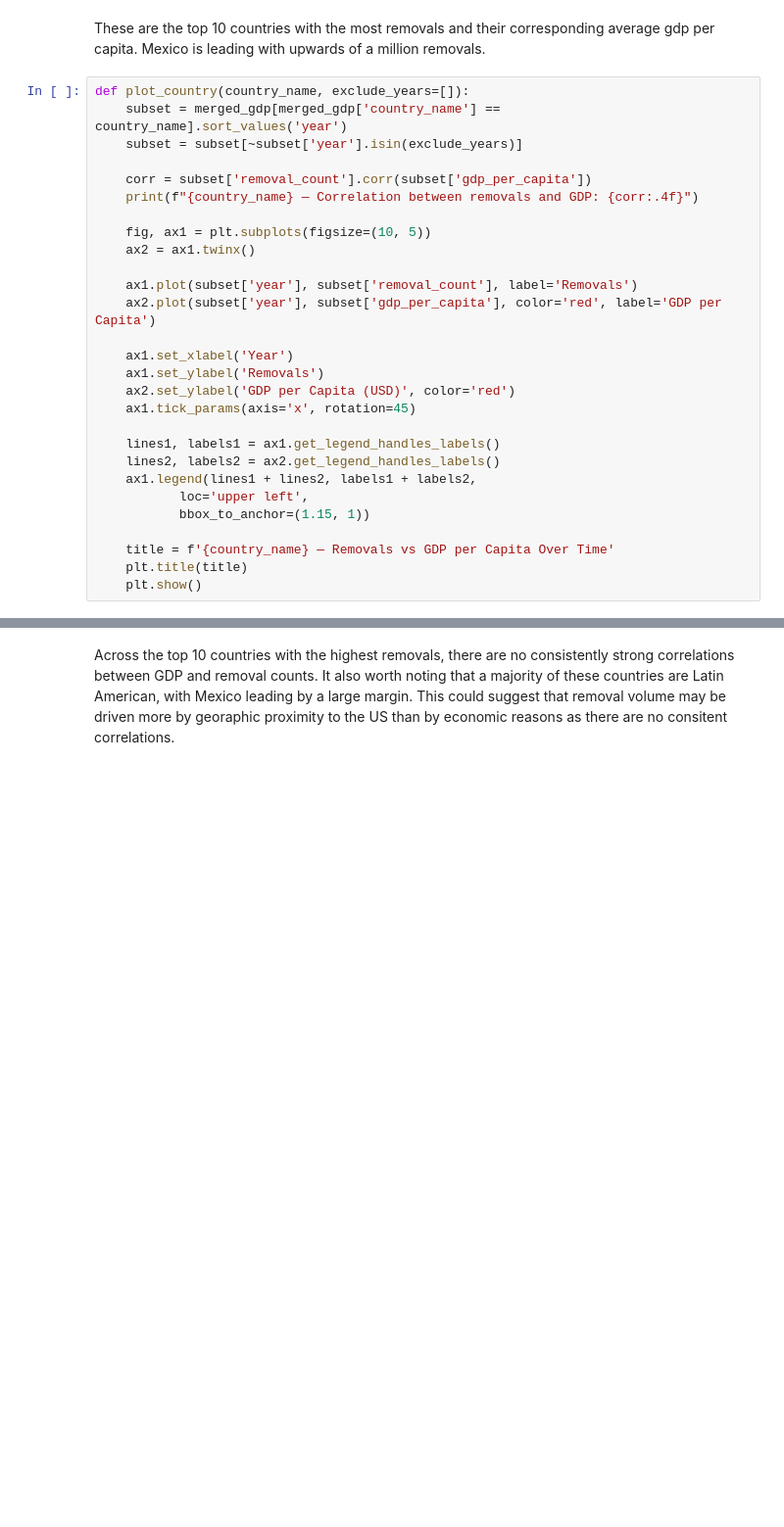
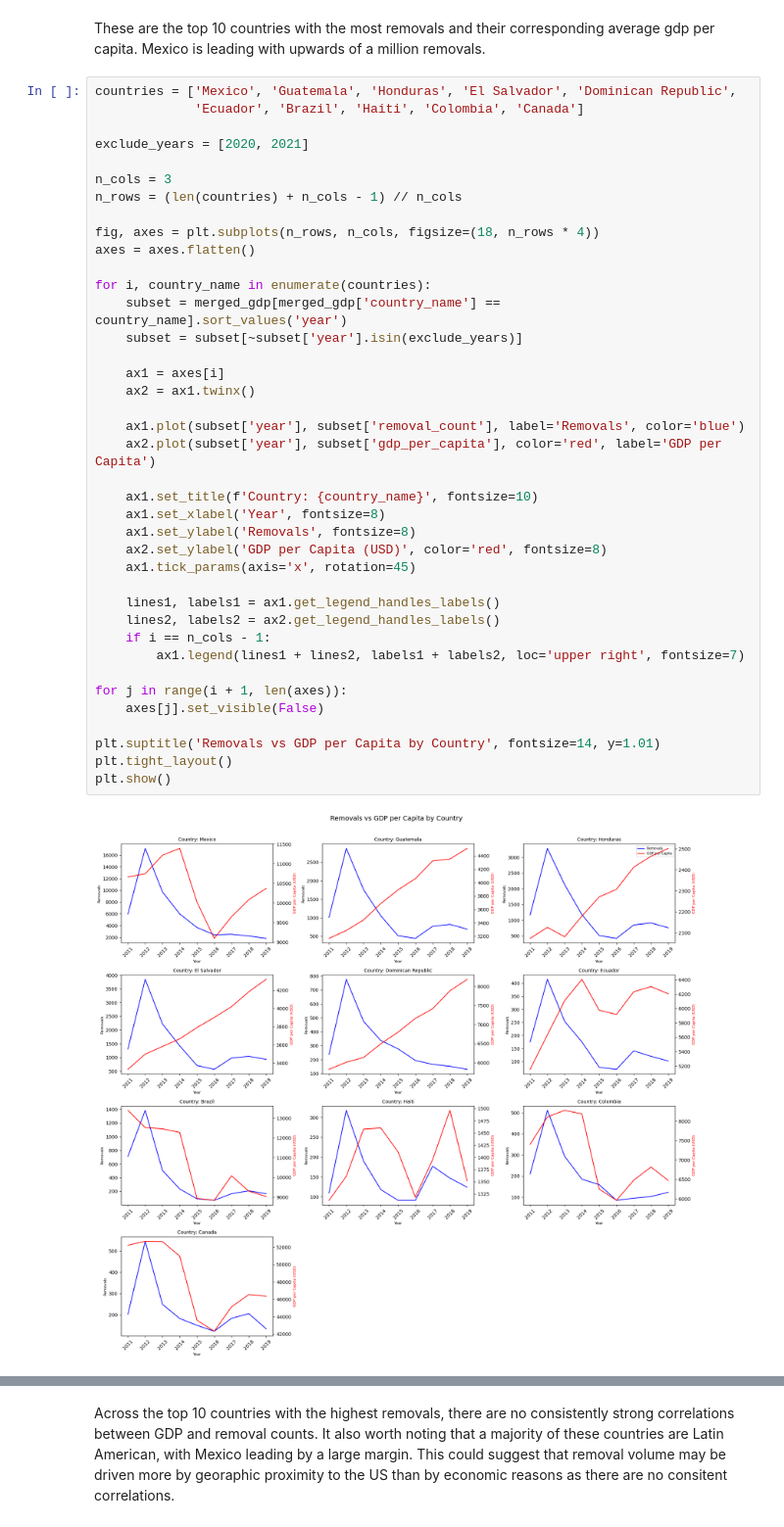
Before and after one commit to Jackie995/Advanced_Data_Science_Project, a Jupyter notebook: Notebooks/Jaqueline_notebook/gdp_analysis/gdp-and-immigration-analysis_.ipynb, the cells around one changed output, grey strips where cells are left out. Shown at 98% size. Cells and saved outputs as stored; diff of their text form; blank space fills up the shorter version.

```diff
--- a/Notebooks/Jaqueline_notebook/gdp_analysis/gdp-and-immigration-analysis_.ipynb
+++ b/Notebooks/Jaqueline_notebook/gdp_analysis/gdp-and-immigration-analysis_.ipynb
@@ -111,30 +111,43 @@ print(top10)
 # %% [markdown]
 These are the top 10 countries with the most removals and their corresponding average gdp per capita. Mexico is leading with upwards of a million removals.
 # %%
-def plot_country(country_name, exclude_years=[]):
+countries = ['Mexico', 'Guatemala', 'Honduras', 'El Salvador', 'Dominican Republic',
+             'Ecuador', 'Brazil', 'Haiti', 'Colombia', 'Canada']
+
+exclude_years = [2020, 2021]
+
+n_cols = 3
+n_rows = (len(countries) + n_cols - 1) // n_cols
+
+fig, axes = plt.subplots(n_rows, n_cols, figsize=(18, n_rows * 4))
+axes = axes.flatten()
+
+for i, country_name in enumerate(countries):
     subset = merged_gdp[merged_gdp['country_name'] == country_name].sort_values('year')
     subset = subset[~subset['year'].isin(exclude_years)]
 
-    corr = subset['removal_count'].corr(subset['gdp_per_capita'])
-    print(f"{country_name} — Correlation between removals and GDP: {corr:.4f}")
-
-    fig, ax1 = plt.subplots(figsize=(10, 5))
+    ax1 = axes[i]
     ax2 = ax1.twinx()
 
-    ax1.plot(subset['year'], subset['removal_count'], label='Removals')
+    ax1.plot(subset['year'], subset['removal_count'], label='Removals', color='blue')
     ax2.plot(subset['year'], subset['gdp_per_capita'], color='red', label='GDP per Capita')
 
-    ax1.set_xlabel('Year')
-    ax1.set_ylabel('Removals')
-    ax2.set_ylabel('GDP per Capita (USD)', color='red')
+    ax1.set_title(f'Country: {country_name}', fontsize=10)
+    ax1.set_xlabel('Year', fontsize=8)
+    ax1.set_ylabel('Removals', fontsize=8)
+    ax2.set_ylabel('GDP per Capita (USD)', color='red', fontsize=8)
     ax1.tick_params(axis='x', rotation=45)
 
     lines1, labels1 = ax1.get_legend_handles_labels()
     lines2, labels2 = ax2.get_legend_handles_labels()
-    ax1.legend(lines1 + lines2, labels1 + labels2,
-           loc='upper left',
-           bbox_to_anchor=(1.15, 1))
+    if i == n_cols - 1:
+        ax1.legend(lines1 + lines2, labels1 + labels2, loc='upper right', fontsize=7)
 
-    title = f'{country_name} — Removals vs GDP per Capita Over Time'
-    plt.title(title)
-    plt.show()
+for j in range(i + 1, len(axes)):
+    axes[j].set_visible(False)
+
+plt.suptitle('Removals vs GDP per Capita by Country', fontsize=14, y=1.01)
+plt.tight_layout()
+plt.show()
+# %% [output]
+[figure, added]
```
Also changed, not shown: parts of 4 cells of this notebook, 19 other files.
